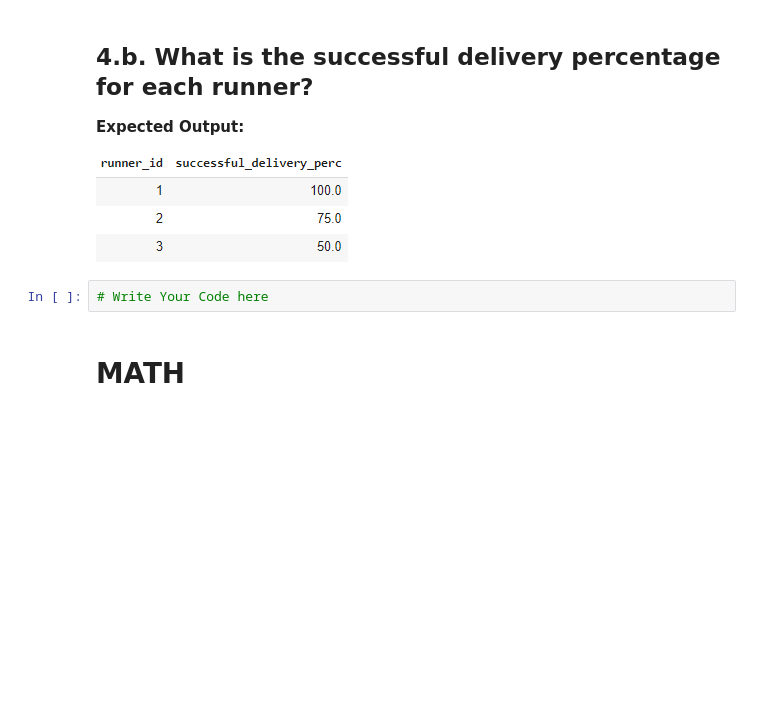
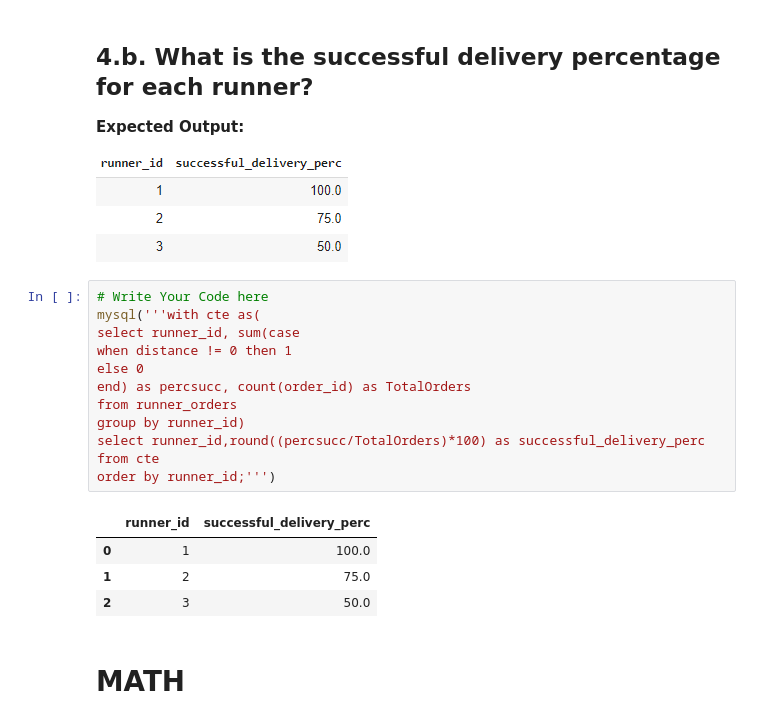
Before and after one commit to vinayakpotdar2114/Daily-Assignemnts, a Jupyter notebook: Assignment_Week_3_Day_2.ipynb, the cells around one changed output. Drawn from its saved outputs; the diff is of its cells as text; blank space fills up the shorter version.

```diff
--- a/Assignment_Week_3_Day_2.ipynb
+++ b/Assignment_Week_3_Day_2.ipynb
@@ -371,8 +420,23 @@ This table contains all of the topping_name values with their corresponding topp
 **Expected Output:**
 
 ![image.png](embedded-picture-1)
-# %%
-# Write Your Code here
+# %%
+# Write Your Code here
+mysql('''with cte as(
+select runner_id, sum(case
+when distance != 0 then 1
+else 0
+end) as percsucc, count(order_id) as TotalOrders
+from runner_orders
+group by runner_id)
+select runner_id,round((percsucc/TotalOrders)*100) as successful_delivery_perc
+from cte
+order by runner_id;''')
+# %% [output]
+|  | runner_id | successful_delivery_perc |
+| 0 | 1 | 100.0 |
+| 1 | 2 | 75.0 |
+| 2 | 3 | 50.0 |
 # %% [markdown]
 # **MATH**
 # %% [markdown]
```
Also changed, not shown: parts of 11 cells of this notebook.
